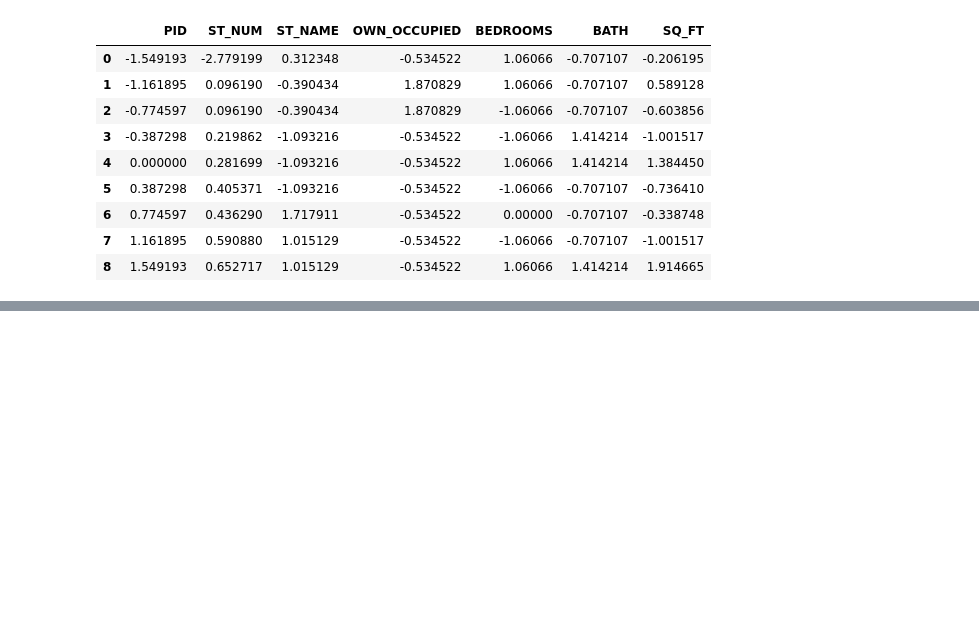
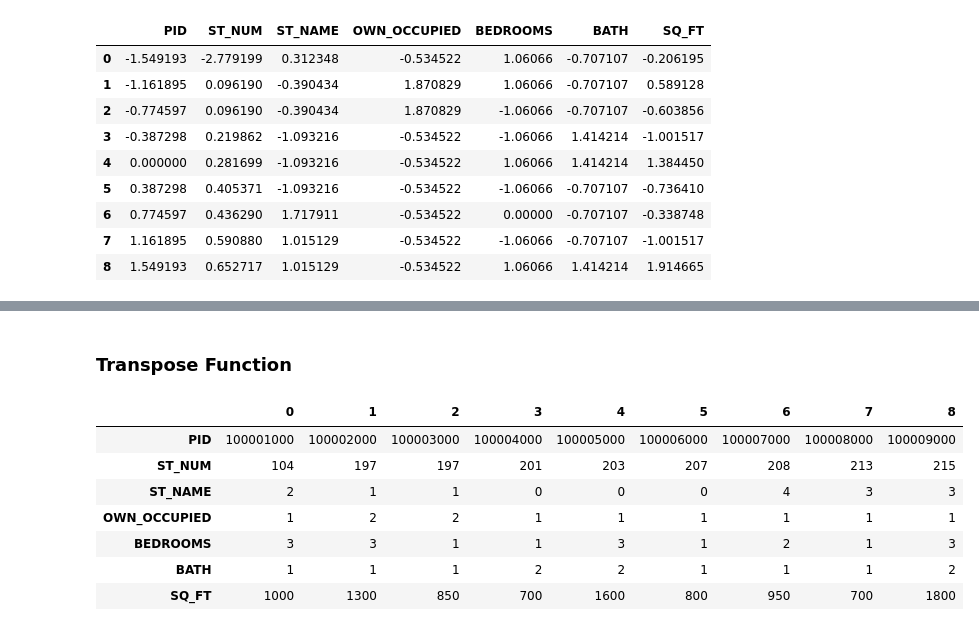
Before and after one commit to AzadMehedi/ML-Projects, a Jupyter notebook: Data_Cleaning_Basic.ipynb, the cells around one changed output, grey strips where cells are left out. Saved outputs shown, nothing was run; the diff lists cells and outputs as text; code cells hidden in the pictures; blank space fills up the shorter version.

```diff
--- a/Data_Cleaning_Basic.ipynb
+++ b/Data_Cleaning_Basic.ipynb
@@ -425,0 +440,14 @@ robust_scaled_df =
+# %% [markdown]
+### Transpose Function
+# %%
+transposed_df = df.transpose()
+transposed_df
+# %% [output]
+|  | 0 | 1 | 2 | 3 | 4 | 5 | 6 | 7 | 8 |
+| PID | 100001000 | 100002000 | 100003000 | 100004000 | 100005000 | 100006000 | 100007000 | 100008000 | 100009000 |
+| ST_NUM | 104 | 197 | 197 | 201 | 203 | 207 | 208 | 213 | 215 |
+| ST_NAME | 2 | 1 | 1 | 0 | 0 | 0 | 4 | 3 | 3 |
+| OWN_OCCUPIED | 1 | 2 | 2 | 1 | 1 | 1 | 1 | 1 | 1 |
+| BEDROOMS | 3 | 3 | 1 | 1 | 3 | 1 | 2 | 1 | 3 |
+| BATH | 1 | 1 | 1 | 2 | 2 | 1 | 1 | 1 | 2 |
+| SQ_FT | 1000 | 1300 | 850 | 700 | 1600 | 800 | 950 | 700 | 1800 |
```
Also changed, not shown: parts of 3 cells of this notebook.
